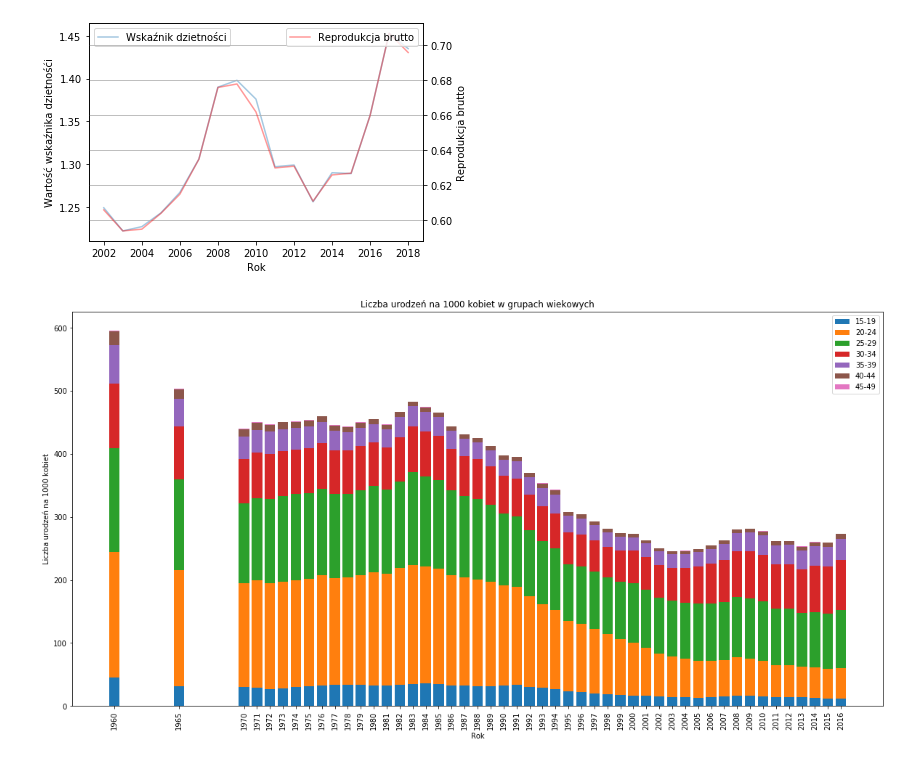
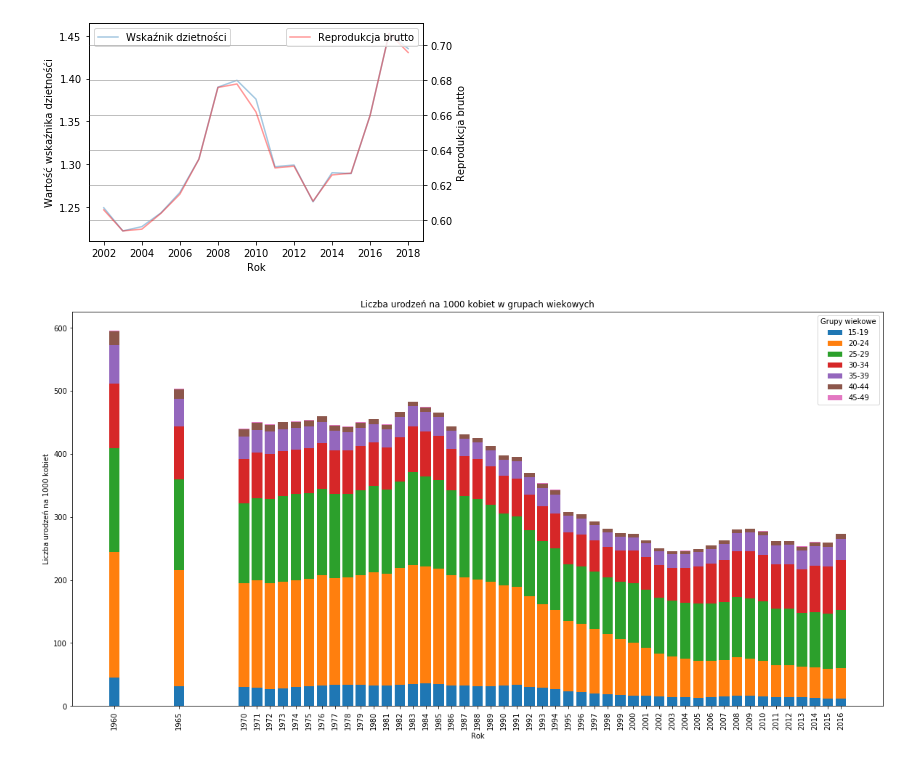
Before and after one commit to marcinsola/CDV_Data_Science, a Jupyter notebook: II/Wstep_do_Big_Data_w_ekonomii/projekt_zaliczeniowy/code.ipynb, the cells around one changed output. Saved outputs shown, nothing was run; the diff lists cells and outputs as text; code cells hidden in the pictures.

Commit message:
Add legend title

```diff
--- a/II/Wstep_do_Big_Data_w_ekonomii/projekt_zaliczeniowy/code.ipynb
+++ b/II/Wstep_do_Big_Data_w_ekonomii/projekt_zaliczeniowy/code.ipynb
@@ -111,17 +111,17 @@ dzietnosc.set_index('year', inplace=True)
 # %%
 age_groups = dzietnosc.columns[:-5]
 fig, ax = plt.subplots()
 fig.set_size_inches(20, 10)
 ax.set_xticklabels(dzietnosc.index, rotation=90)
 ax.set_xticks(dzietnosc.index)
 ax.set_title('Liczba urodzeń na 1000 kobiet w grupach wiekowych')
 ax.set_xlabel('Rok')
 ax.set_ylabel('Liczba urodzeń na 1000 kobiet')
 for i in range(len(age_groups)):
     ax.bar(dzietnosc.index, dzietnosc[age_groups[i]], label=age_groups[i], bottom=np.array(dzietnosc[age_groups[:i]].sum(axis=1)))
 
-plt.legend(loc='best')
+plt.legend(title='Grupy wiekowe', loc='best')
 fig.savefig('img/liczba_urodzen_na_1000_kobiet.png')
 plt.show()
 # %% [output]
-[figure, old version]
+[figure, new version]
```
